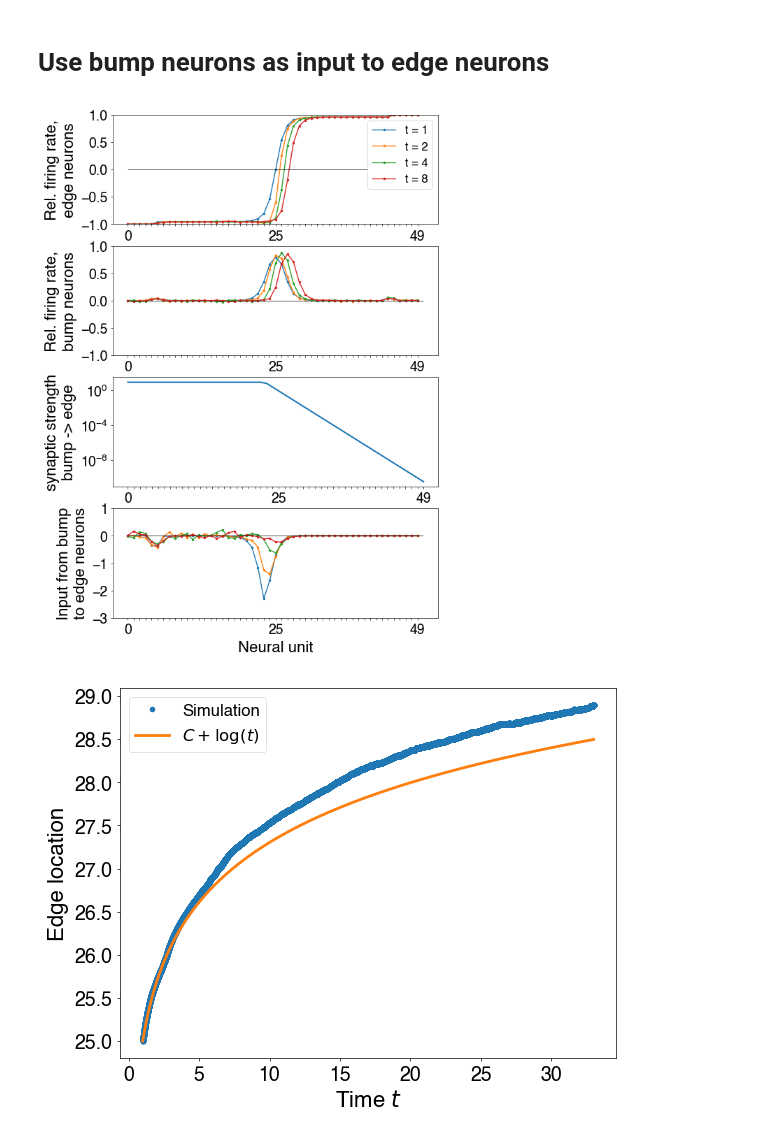
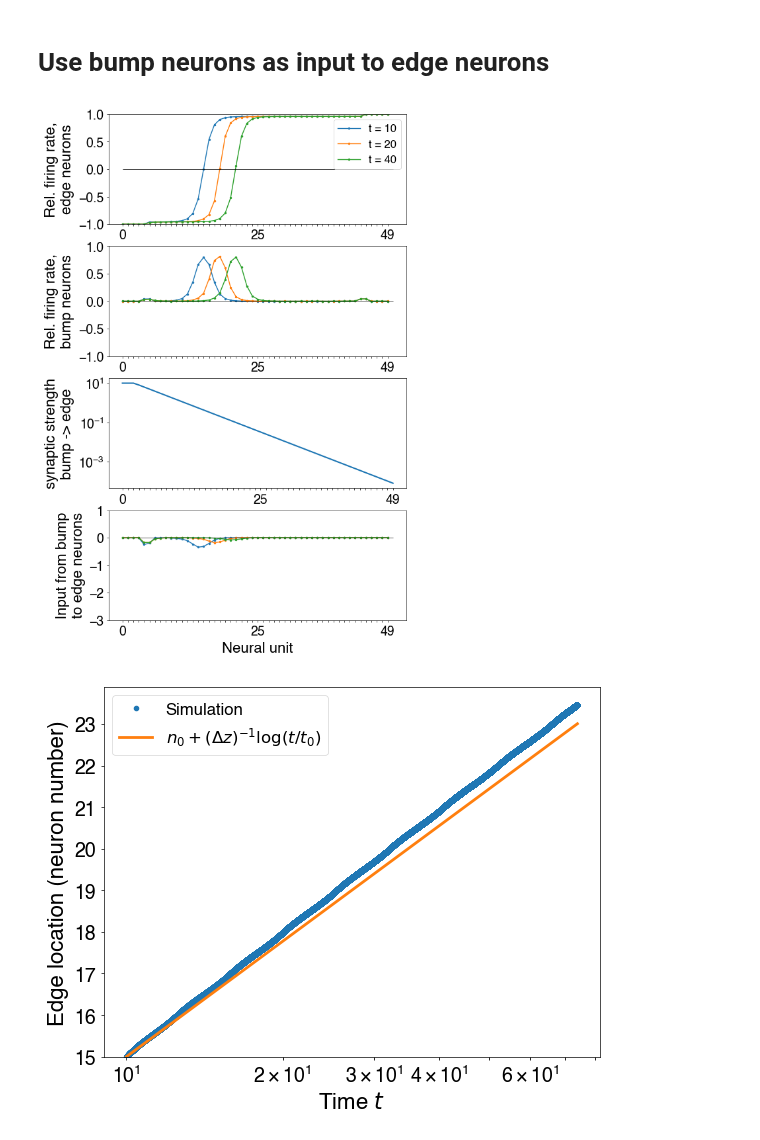
Before and after one commit to Collective-Logic-Lab/laplace-decisions, a Jupyter notebook: develop-self-sustained-translation-operator.ipynb, the cells around one changed output. Cells and saved outputs as stored; diff of their text form; code cells hidden in the pictures.

Commit message:
add parameter delta_z; fix time scaling; add time scaling plot

```diff
--- a/develop-self-sustained-translation-operator.ipynb
+++ b/develop-self-sustained-translation-operator.ipynb
@@ -153,22 +153,31 @@ plt.subplots_adjust(bottom=0.15,top=0.95)
 # and fixed boundary conditions implemented by large fields at the ends
 
 Npopulation = 50 # number of units in each population
+# delta_z is the conversion unit from distance measured in number of neurons
+# to the relevant output variable z (effectively set to 1 for 231117 plots)
+delta_z = 1./4. #0.5 #1
 # constant interaction strength between neighbors
 J = 2
 # constant interaction from edge neurons to corresponding bump neurons
 J_edge_bump = 1
 # strength of feedback from bump to edge neurons varies with n
-t_0 = 1. #0.1 #0.5
-n_0 = 25
-J_bump_edge_max = 10
-J_bump_edge = [ -0.9*min(1./t_0*np.exp(n_0-n),J_bump_edge_max) for n in range(Npopulation) ]
+t_0 = 10. #10. #1. (1. used for 231117 plots) #0.1 #0.5
+n_0 = 15 # 25 (25 used for 231117 plots)
+J_bump_edge_max = 10 # to avoid instability
+J_bump_edge_scale_factor = 1 #2 #0.1 #0.5 #0.9 (0.9 used for 231117 plots)
+J_bump_edge = [ -J_bump_edge_scale_factor*min(1./t_0*1./delta_z*np.exp(-delta_z*(n-n_0)),
+                                              J_bump_edge_max) for n in range(Npopulation) ]
+kernel_width = 2 #1 # 0.1 # (set to default 2 for 231117 plots)
 
-net = laplace_network(Npopulation,J,J_edge_bump=J_edge_bump,J_bump_edge=J_bump_edge)
+net = laplace_network(Npopulation,J,
+                      J_edge_bump=J_edge_bump,
+                      J_bump_edge=J_bump_edge,
+                      kernel_width=kernel_width)
 # %%
 # run simulation
 
-noise_var = 1e-4 # 0.1 # strength of noise (variance added per unit time)
-i_final = 6 #5 #(t increases exponentially with i) #100 #20
+noise_var = 1e-6 #1e-4 (1e-4 used for 231117 plots) # 0.1 # strength of noise (variance added per unit time)
+i_final = 7 #6 #5 #(t increases exponentially with i) #100 #20
 t_final = t_0 + 2**(i_final-1)
 delta_t = 0.001 #0.001
 seed = 12345
@@ -198,7 +207,8 @@ def nice_neuron_xlabels(Npopulation):
 plt.figure(figsize=(6,9))
 minInput,maxInput = 0,4
 minRate,maxRate = -1,1
-times = [1,2,4,8]
+#times = [1,2,4,8,16,32]
+times = [10,20,40]
 
 # firing rate plot, edge neurons
 plt.subplot(4,1,1)
@@ -219,47 +229,49 @@ for t in times:
     plt.plot(rates.loc[t]['Neuron {}'.format(Npopulation):'Neuron {}'.format(2*Npopulation-1)],
              '.-',label="t = {}".format(t),lw=1,ms=3)
 plt.hlines(0,0,50,color='k',lw=0.5)
-plt.xlabel('Neural unit')
+#plt.xlabel('Neural unit')
 plt.ylabel('Rel. firing rate,\nbump neurons')
 nice_neuron_xlabels(net.Npopulation)
 #leg = plt.legend(framealpha=1)
 defaultFigure.makePretty()
 plt.axis(ymin=minRate,ymax=maxRate)
 
 # interaction strength from bump to edge neurons
 plt.subplot(4,1,3)
 plt.plot(-np.array(J_bump_edge))
 plt.ylabel('synaptic strength\nbump -> edge')
-plt.xlabel('Neural unit')
+#plt.xlabel('Neural unit')
 plt.yscale('log')
 nice_neuron_xlabels(net.Npopulation)
 
 # input from bump neurons to edge neurons
 plt.subplot(4,1,4)
 for t in times:
     edgeRates = rates.loc[t]['Neuron {}'.format(Npopulation):'Neuron {}'.format(2*Npopulation-1)]
     bump_to_edge_input = np.dot(edgeRates,net.bump_edge_Jmat)
     plt.plot(bump_to_edge_input,'.-',label="t = {}".format(t),lw=1,ms=3)
 plt.hlines(0,0,50,color='k',lw=0.5)
 plt.xlabel('Neural unit')
 plt.ylabel('Input from bump\nto edge neurons')
 nice_neuron_xlabels(net.Npopulation)
 plt.axis(ymin=-3,ymax=+1)
 
 
-plt.subplots_adjust(bottom=0.15,top=0.95)
-#plt.savefig('231018_move_edge_decaying_velocity.pdf')
+plt.subplots_adjust(bottom=0.1,top=0.95,left=0.2,right=0.95)
+#plt.savefig('231117_self_sustained_edge_decaying_velocity.pdf')
 # %% [output]
-[figure, old version]
+[figure, new version]
 # %%
 # plot edge location versus time
 plt.plot(rates.index,[find_edge_location(rates.loc[i])[0] for i in rates.index],'.',label='Simulation')
-plt.plot(rates.index,center+np.log(rates.index),label='$C+ \log(t)$',lw=2)
+plt.plot(rates.index,n_0+1./delta_z*np.log(rates.index/t_0),
+         label='$n_0+ (\Delta z)^{-1}\log(t/t_0)$',lw=2)
 plt.xlabel('Time $t$')
-plt.ylabel('Edge location')
+plt.ylabel('Edge location (neuron number)')
 leg = plt.legend()
 defaultFigure.makePretty(leg=leg)
-#plt.savefig('231018_edge_location_vs_time.pdf')
-#plt.xscale('log')
+#plt.savefig('231117_self_sustained_edge_location_vs_time.pdf')
+plt.axis(ymin=n_0)
+plt.xscale('log')
 # %% [output]
-[figure, old version]
+[figure, new version]
```
Also changed, not shown: parts of 3 cells of this notebook.
